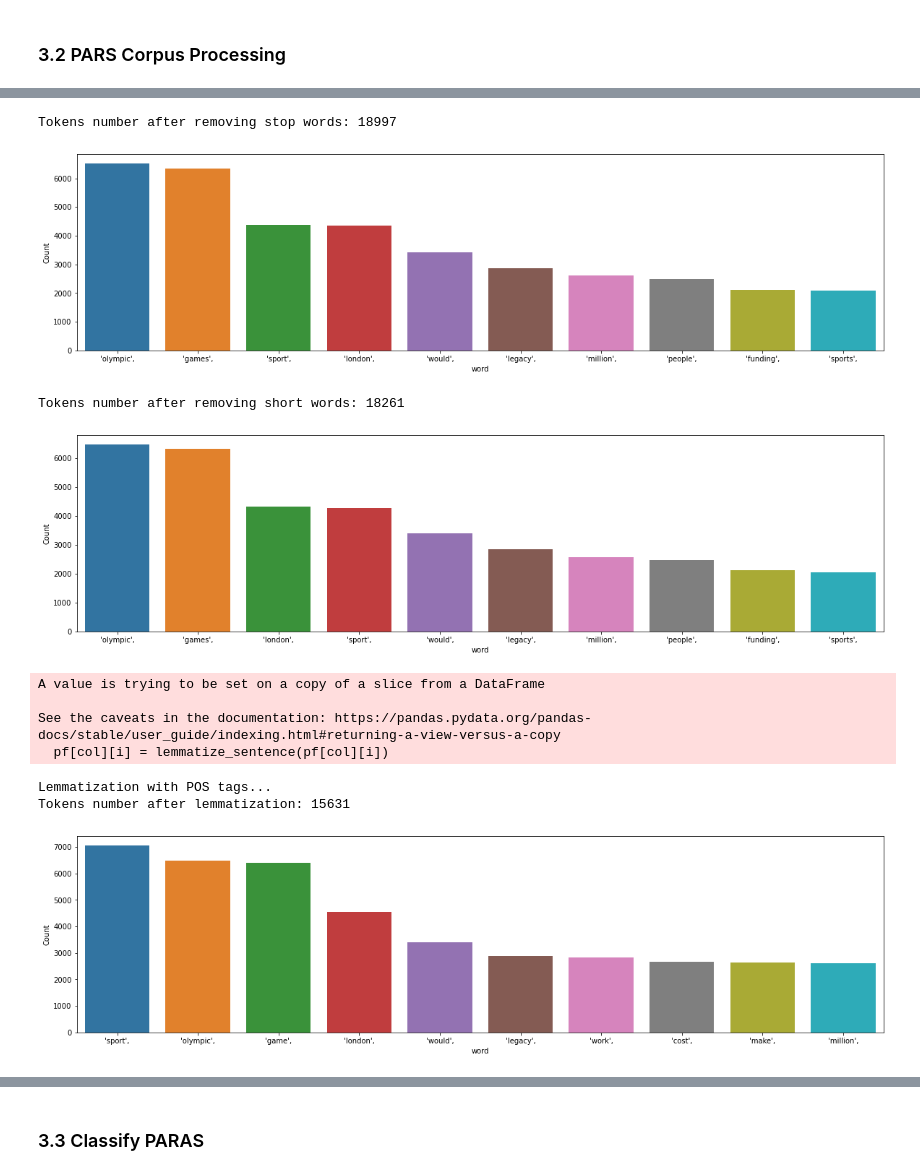
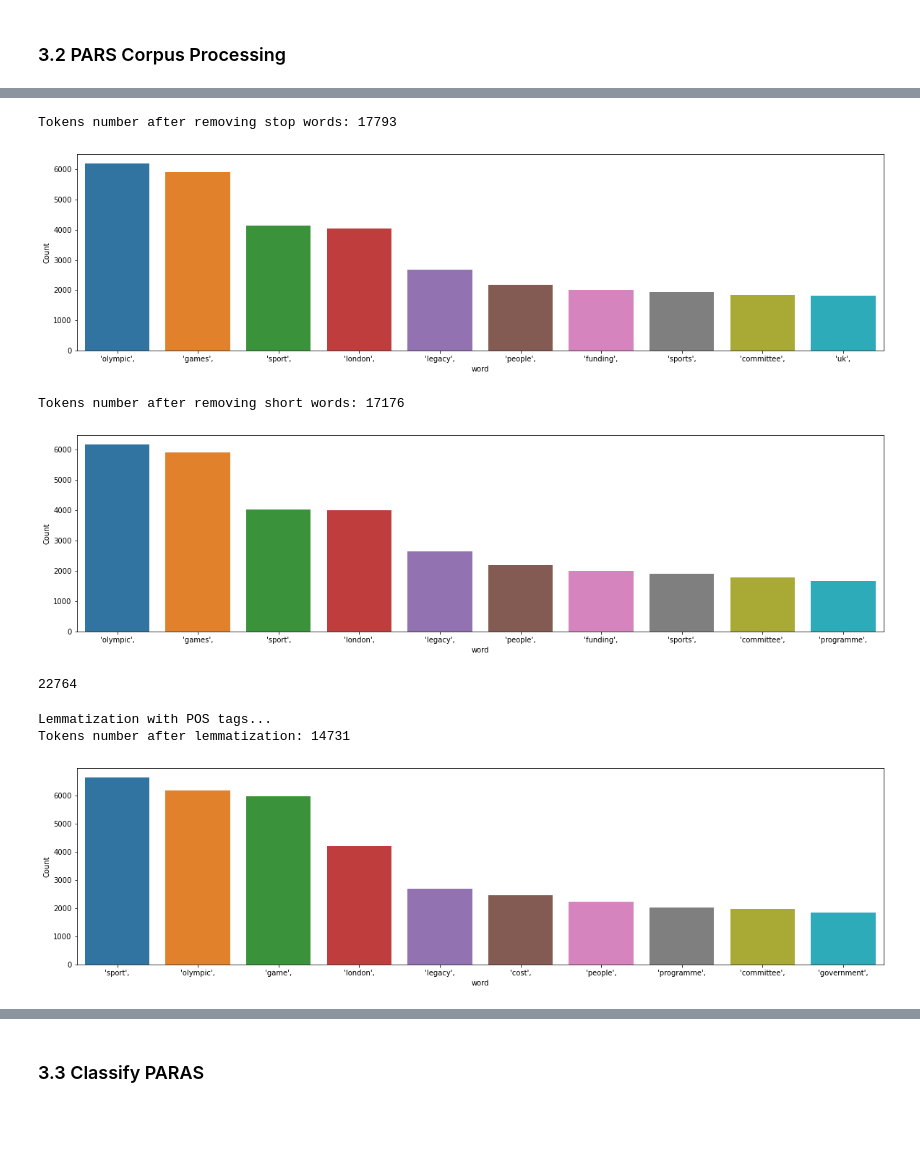
Before and after one commit to ZouZijie/Topic-Modelling-Project, a Jupyter notebook: Topic modelling of London Olympics Corpus (training on DOCS, classify on PARAS).ipynb, the cells around one changed output, grey strips where cells are left out. Saved outputs shown, nothing was run; the diff lists cells and outputs as text; code cells hidden in the pictures; blank space fills up the shorter version.

```diff
--- a/Topic modelling of London Olympics Corpus (training on DOCS, classify on PARAS).ipynb
+++ b/Topic modelling of London Olympics Corpus (training on DOCS, classify on PARAS).ipynb
@@ -336,10 +332,11 @@ Document number: 23147
 # %%
 #Tokenize the corpus
+pars= pars.map(lambda x: x.lower())
+
 tokenizer = RegexpTokenizer(r'\w+')
-for i in range (len(pf)):
-    pf[col][i] = pf[col][i].lower()
-    pf[col][i] = tokenizer.tokenize(pf[col][i])
+for i in range (len(pars)):
+    pars[i] = tokenizer.tokenize(pars[i])
 
-print('Tokens number: %d'% (len(Dictionary(pf[col]))))
-freq_words(pf[col],10)
+print('Tokens number: %d'% (len(Dictionary(pars))))
+freq_words(pars,10)
 # %% [output]
@@ -356,7 +345,7 @@ Tokens number: 19326
 # %%
 #Remove the number
-pf[col] = [ [token for token in doc if not token.isnumeric()] for doc in pf[col]]
+pars = [ [token for token in doc if not token.isnumeric()] for doc in pars]
 
-print('Tokens number after removing number: %d'% (len(Dictionary(pf[col]))))
-freq_words(pf[col],10)
+print('Tokens number after removing number: %d'% (len(Dictionary(pars))))
+freq_words(pars,10)
 # %% [output]
@@ -365,44 +354,43 @@ Tokens number after removing number: 19133
 # %%
 #Reomve stop words
-stop_words = stopwords.words('english')
-pf[col] = [ [token for token in doc if not token in stop_words] for doc in pf[col] ]
-print('Tokens number after removing stop words: %d'% (len(Dictionary(pf[col]))))
-freq_words(pf[col],10)
+pars = [ [token for token in doc if not token in stop_words] for doc in pars ]
+print('Tokens number after removing stop words: %d'% (len(Dictionary(pars))))
+freq_words(pars,10)
 # %% [output]
-Tokens number after removing stop words: 18997
+Tokens number after removing stop words: 17793
-[figure, old version]
+[figure, new version]
 # %%
 #Remove short words (length< min_len)
-pf[col] = [ [token for token in doc if not len(token) < min_len] for doc in pf[col] ]
-print('Tokens number after removing short words: %d'% (len(Dictionary(pf[col]))))
-freq_words(pf[col],10)
+pars = [ [token for token in doc if not len(token) < min_len] for doc in pars ]
+print('Tokens number after removing short words: %d'% (len(Dictionary(pars))))
+freq_words(pars,10)
 # %% [output]
-Tokens number after removing short words: 18261
+Tokens number after removing short words: 17176
-[figure, old version]
+[figure, new version]
+# %%
+len(pars)
+# %% [output]
+22764
 # %%
 # Corpus Lemmatization
 if lemmatization == 1:
-    for i in range (len(pf)):
-        pf[col][i] = lemmatize_sentence(pf[col][i])
+    for i in range (len(pars)):
+        pars[i] = lemmatize_sentence(pars[i])
     print('Lemmatization with POS tags...')
 
 if lemmatization == 2:
     lemmatizer = WordNetLemmatizer()
-    pf[col] = [ [lemmatizer.lemmatize(token) for token in doc ] for doc in pf[col] ]
+    pars = [ [lemmatizer.lemmatize(token) for token in doc ] for doc in pars ]
     print('Lemmatization without POS tags...')
 
 if lemmatization == 0:
     print('Cancel lemmatization...')
 
-print('Tokens number after lemmatization: %d'% (len(Dictionary(pf[col]))))
-freq_words(pf[col],10)
+print('Tokens number after lemmatization: %d'% (len(Dictionary(pars))))
+freq_words(pars,10)
 # %% [output]
-A value is trying to be set on a copy of a slice from a DataFrame
-
-See the caveats in the documentation: https://pandas.pydata.org/pandas-docs/stable/user_guide/indexing.html#returning-a-view-versus-a-copy
-  pf[col][i] = lemmatize_sentence(pf[col][i])
+Lemmatization with POS tags...
+Tokens number after lemmatization: 14731
-Lemmatization with POS tags...
-Tokens number after lemmatization: 15631
-[figure, old version]
+[figure, new version]
 # %%
 # Make bigram
```
Also changed, not shown: parts of 35 cells of this notebook.
